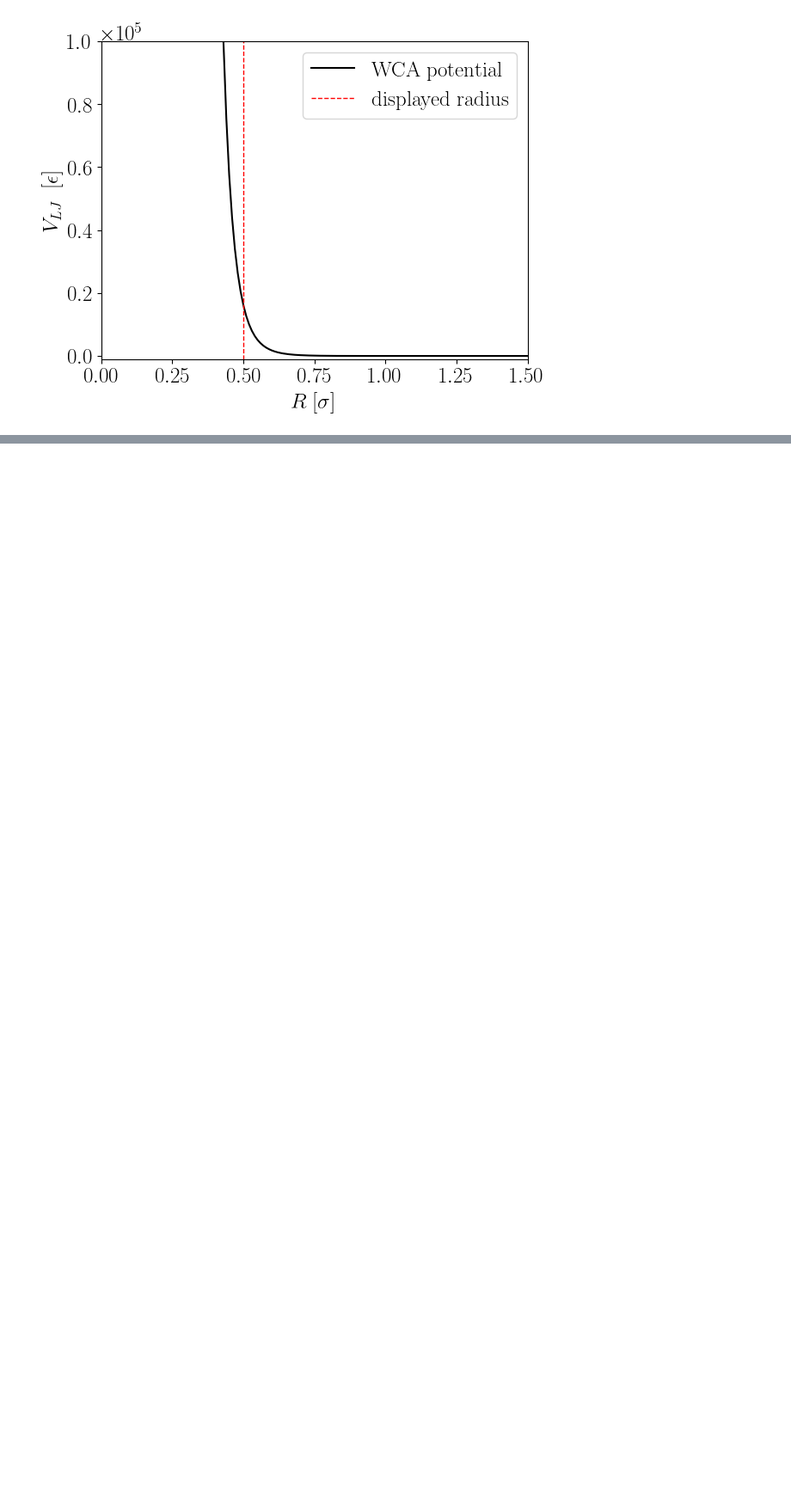
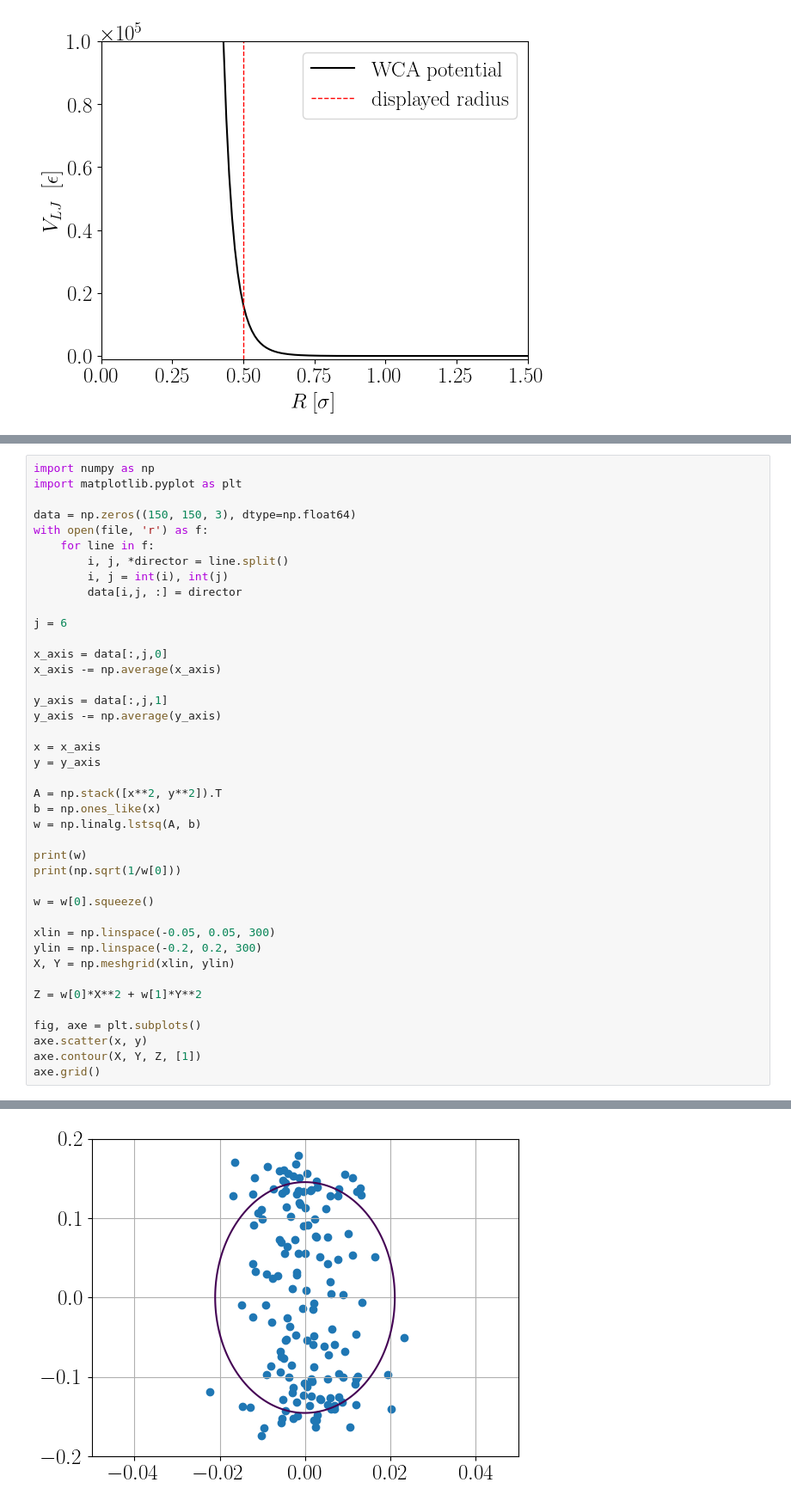
Before and after one commit to smdrzazga/LAMMPS, a Jupyter notebook: plot_printer.ipynb, the cells around one changed output, grey strips where cells are left out. Shown at 86% size. Drawn from its saved outputs; the diff is of its cells as text; blank space fills up the shorter version.

```diff
--- a/plot_printer.ipynb
+++ b/plot_printer.ipynb
@@ -547,0 +610,42 @@ var_B = 0.0011437354048478073
+# %%
+import numpy as np
+import matplotlib.pyplot as plt
+
+data = np.zeros((150, 150, 3), dtype=np.float64)
+with open(file, 'r') as f:
+    for line in f:
+        i, j, *director = line.split()
+        i, j = int(i), int(j)
+        data[i,j, :] = director
+
+j = 6
+
+x_axis = data[:,j,0]
+x_axis -= np.average(x_axis)
+
+y_axis = data[:,j,1]
+y_axis -= np.average(y_axis)
+
+x = x_axis
+y = y_axis
+
+A = np.stack([x**2, y**2]).T
+b = np.ones_like(x)
+w = np.linalg.lstsq(A, b)
+
+print(w)
+print(np.sqrt(1/w[0]))
+
+w = w[0].squeeze()
+
+xlin = np.linspace(-0.05, 0.05, 300)
+ylin = np.linspace(-0.2, 0.2, 300)
+X, Y = np.meshgrid(xlin, ylin)
+
+Z = w[0]*X**2 + w[1]*Y**2
+
+fig, axe = plt.subplots()
+axe.scatter(x, y)
+axe.contour(X, Y, Z, [1])
+axe.grid()
+# %% [output]
@@ -547,0 +656 @@ var_B = 0.0011437354048478073
+[figure, added]
```
Also changed, not shown: parts of 8 cells of this notebook, 3 other files.
